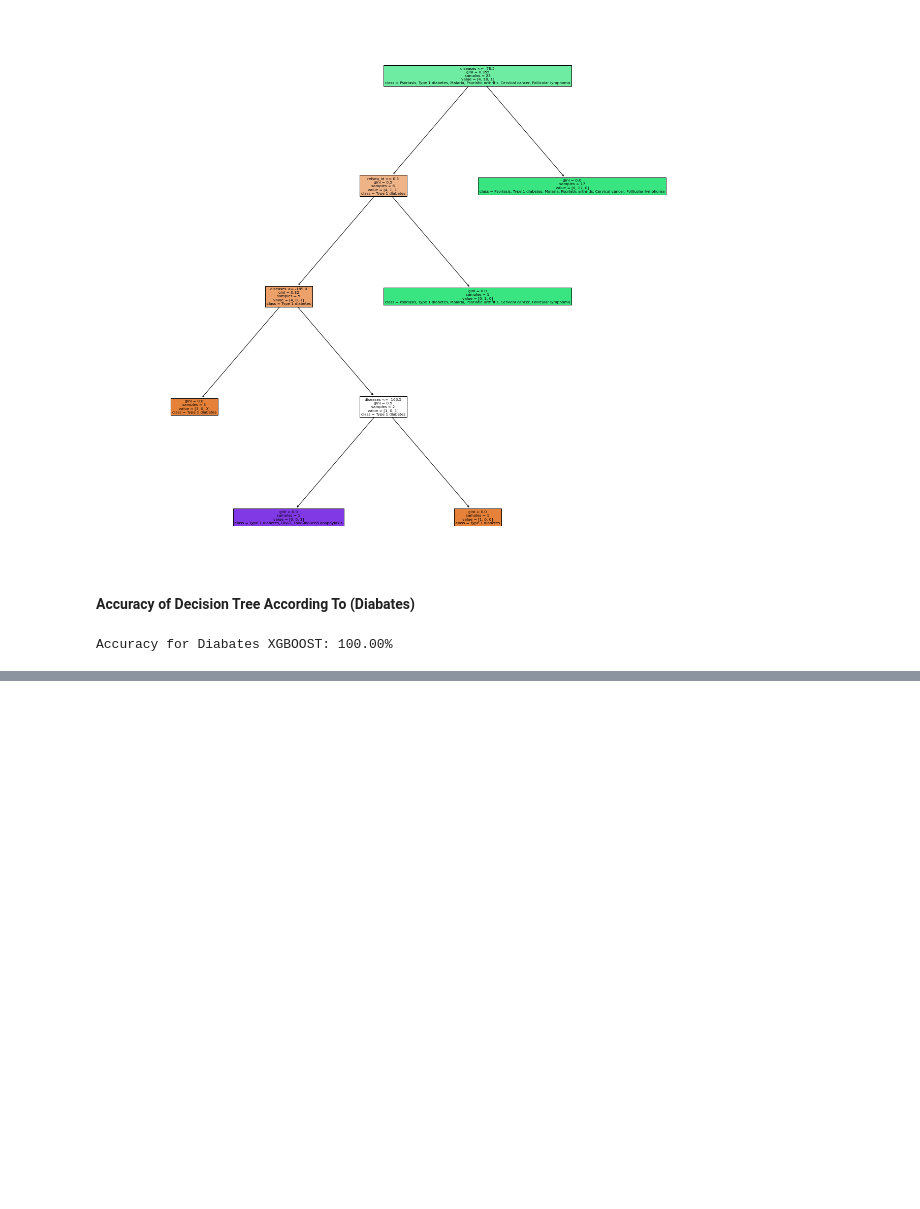
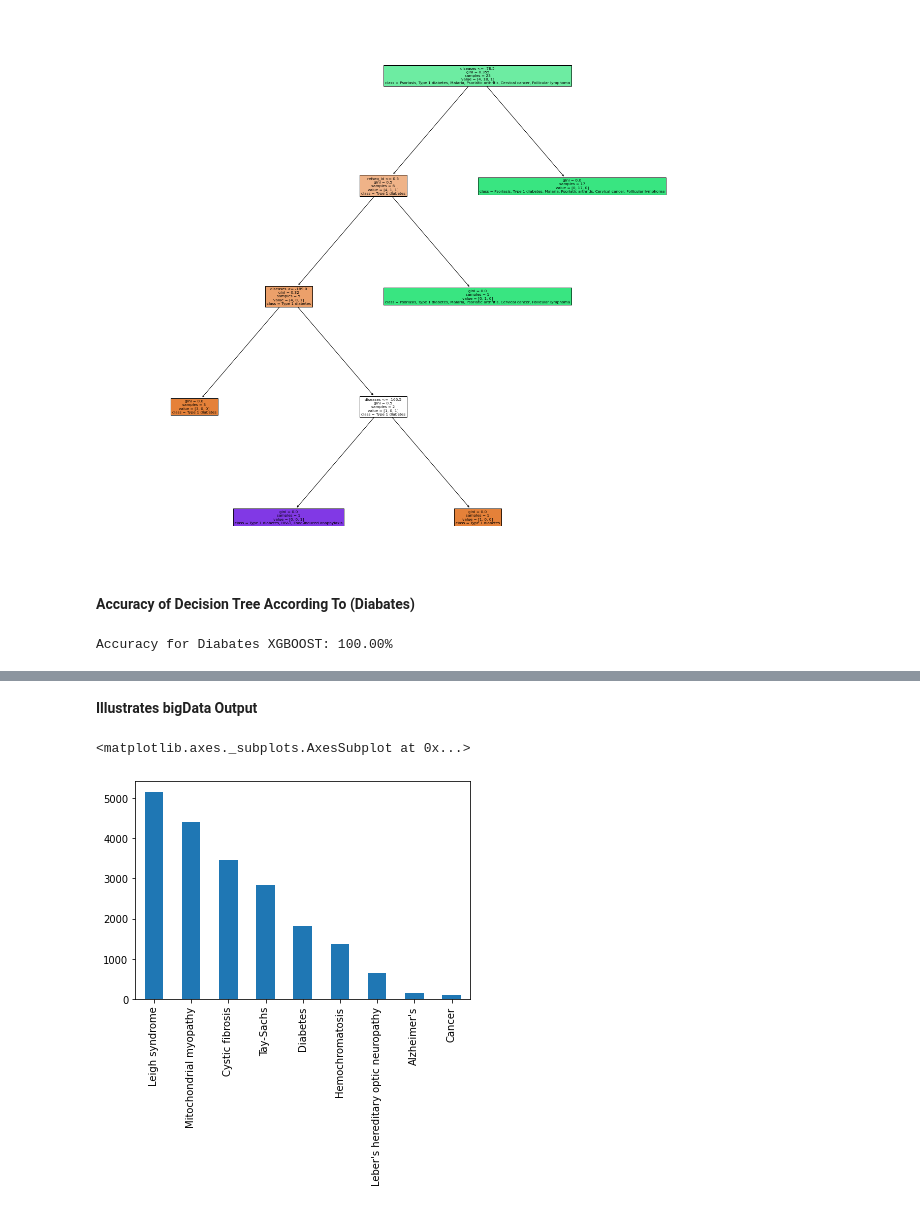
Before and after one commit to YoussifAssem/Genatac, a Jupyter notebook: E-Genetics/Genetics.ipynb, the cells around one changed output, grey strips where cells are left out. Saved outputs shown, nothing was run; the diff lists cells and outputs as text; code cells hidden in the pictures; blank space fills up the shorter version.

```diff
--- a/E-Genetics/Genetics.ipynb
+++ b/E-Genetics/Genetics.ipynb
@@ -248,0 +242,7 @@ Accuracy for Diabates XGBOOST: 100.00%
+# %% [markdown]
+**Illustrates bigData Output**
+# %%
+bigData_train['Disorder Subclass'].value_counts().plot.bar()
+# %% [output]
+<matplotlib.axes._subplots.AxesSubplot at 0x...>
+[figure, added]
```
Also changed, not shown: parts of 28 cells of this notebook.
